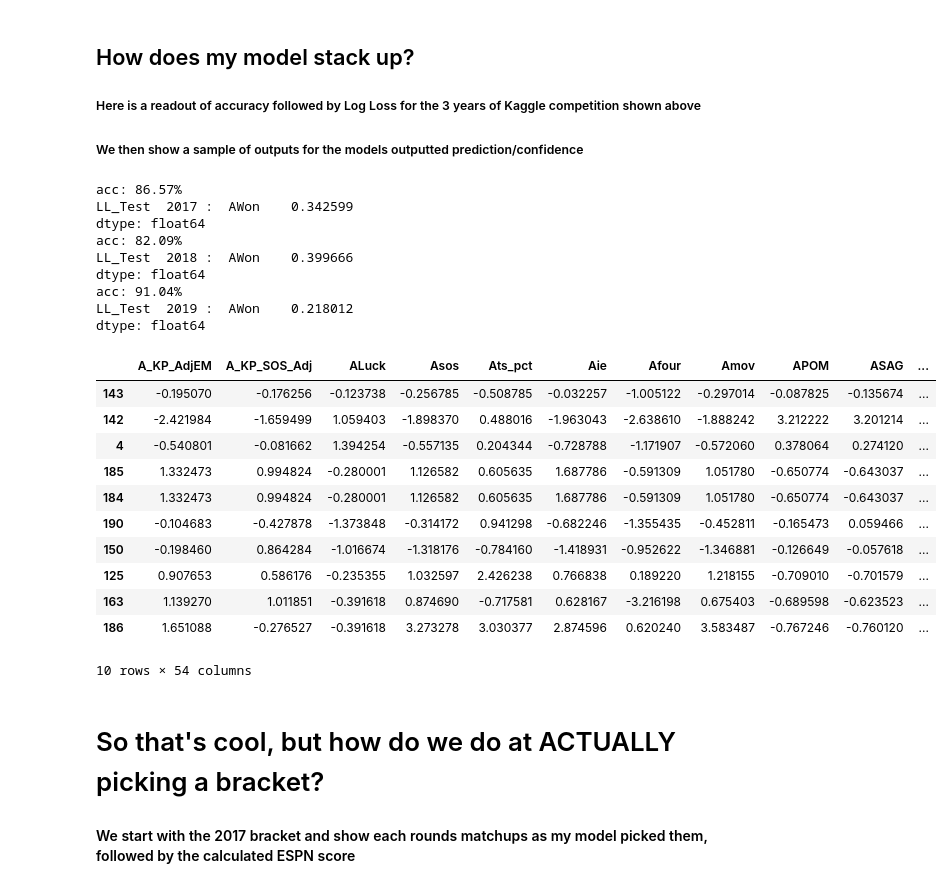
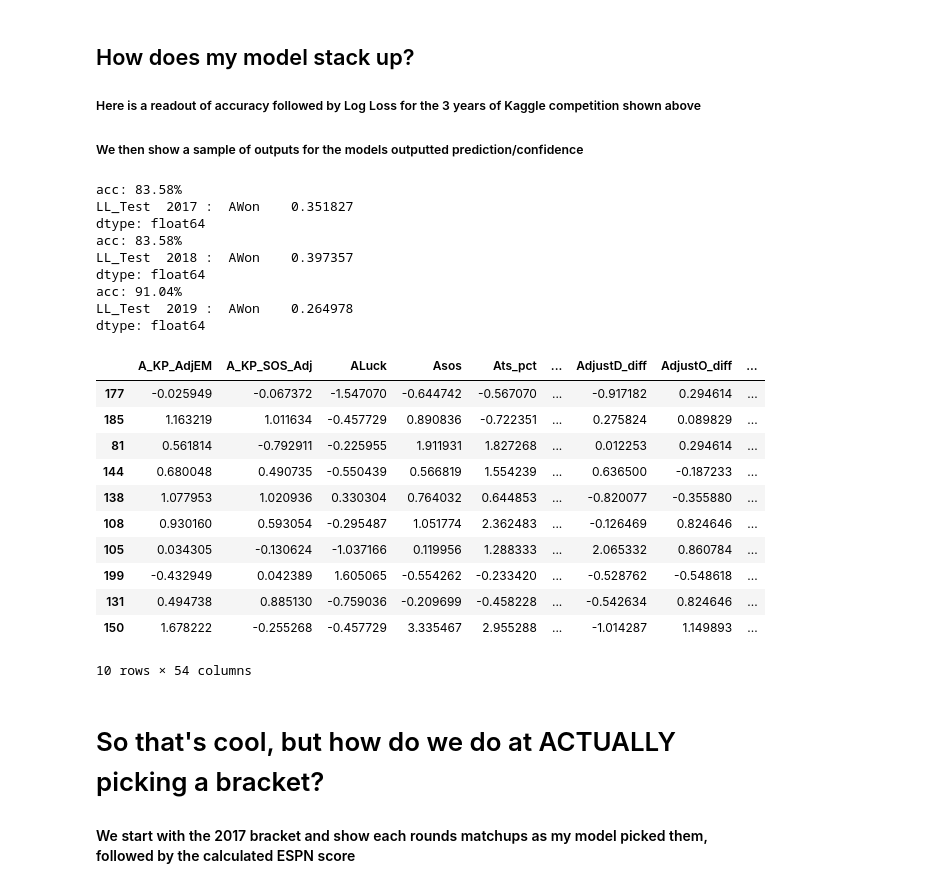
Before and after one commit to wohnjoods/MarchMadnessPredictor, a Jupyter notebook: Demo.ipynb, the cells around one changed output. Cells and saved outputs as stored; diff of their text form; code cells hidden in the pictures.

```diff
--- a/Demo.ipynb
+++ b/Demo.ipynb
@@ -30,6 +30,7 @@ import pandas as pd
 import matplotlib.pyplot as plt
 import seaborn as sns
 #pd.set_option('display.max_columns', None)
+pd.options.display.max_columns = 10
 pd.set_option('display.max_rows', None)
 %matplotlib inline
 from matplotlib import rcParams
@@ -81,3 +62,26 @@ test_output=tourneyOutputData[tourneyOutputData['Season']>2016].reset_index(drop
+# %%
+tourney_data=pd.read_csv("tourney_game_master.csv")
+tourney_data.dropna(subset=['KP_AdjEM_diff'], how='all',inplace=True)
+train_data=tourney_data[tourney_data['Season']<2017].reset_index(drop=True)
+test_data=tourney_data[tourney_data['Season']>2016].reset_index(drop=True)
+
+
+col_names = ['Season','tourn_round','point_diff','ATeamID','ATeam','ASeed','Aregion','BTeamID','BTeam','BSeed','Bregion']
+train_other_data=train_data.iloc[:,51:62]
+train_output_data=train_data.iloc[:,64:65]
+test_other_data=test_data.iloc[:,51:62]
+test_output_data=test_data.iloc[:,64:65]
+scaler = StandardScaler()
+
+scaler.fit(train_input_data.iloc[:,:51])
+train_input_data = pd.DataFrame(scaler.transform(train_data.iloc[:,:51]), index=train_data.iloc[:,:51].index, columns=train_data.iloc[:,:51].columns)
+test_input_data = pd.DataFrame(scaler.transform(test_data.iloc[:,:51]), index=test_data.iloc[:,:51].index, columns=test_data.iloc[:,:51].columns)
+
+
+test_full_data=test_input_data
+test_full_data[col_names] = test_other_data
+test_full_data['AWon']=test_output_data
+test_output_data['Season']=test_other_data['Season']
 # %% [markdown]
 ## Here we have a sample of some rows that will be used as inputs to predict the outcome of some March Madness games
 ##### Does not show all inputs, these inputs are an array of end of season stats for each team and then a comparison differential of said stats
@@ -140,7 +118,7 @@ model = model_from_json(loaded_model_json)
 # load weights into new model
 optimizer = keras.optimizers.Adagrad(lr=.01,epsilon=0,decay=0)
 model.compile(optimizer= optimizer ,loss='binary_crossentropy',metrics=['acc'])
-model.load_weights('model_3.h5')
+model.load_weights('model_demo.h5')
 
 print("Loaded model weights from disk")
 # %% [output]
@@ -193,55 +171,55 @@ pastScores
 # %%
 #LogLoss FN for accuracy weighted by confidence
 
 
 #Accuracy on Test set
 years=[2017,2018,2019]
 for year in years:
-    X_test_temp=X_test[X_test['Season']==year].reset_index(drop=True)
-    Y_test_temp=Y_test[Y_test['Season']==year].reset_index(drop=True)
-    Y_test_temp=Y_test_temp[['AWon']]
+    test_input_temp=test_input_data[test_input_data['Season']==year].reset_index(drop=True)
+    test_output_temp=test_output_data[test_output_data['Season']==year].reset_index(drop=True)
+    test_output_temp=test_output_temp[['AWon']]
 
-    scores = model.evaluate(X_test_temp.iloc[:,0:51], Y_test_temp, verbose=0)
+    scores = model.evaluate(test_input_temp.iloc[:,0:51], test_output_temp, verbose=0)
     print("%s: %.2f%%" % (model.metrics_names[1], scores[1]*100))
 
     #Test LogLoss on holdout test set
-    y_pred_keras = model.predict(X_test_temp.iloc[:,0:51]).ravel()
+    y_pred_keras = model.predict(test_input_temp.iloc[:,0:51]).ravel()
     y_pred_round=np.round(y_pred_keras,0)
     temp = np.array(y_pred_keras)[np.newaxis]
     np.set_printoptions(suppress=True)
     y_pred_tran=temp.T
-    print("LL_Test ",year,": ",LogLoss(y_pred_tran, Y_test_temp))
+    print("LL_Test ",year,": ",LogLoss(y_pred_tran, test_output_temp))
 
 
-y_pred_keras = model.predict(X_test.iloc[:,0:51]).ravel()
+y_pred_keras = model.predict(test_input_data.iloc[:,0:51]).ravel()
 y_pred_round=np.round(y_pred_keras,0)
-testPerf=X_test.iloc[:,0:51]
+testPerf=test_input_data.iloc[:,0:51]
 testPerf['y_pred_confidence']=y_pred_keras
 
 testPerf['y_pred_test']=y_pred_round
-testPerf['y_act']=Y_test.AWon
+testPerf['y_act']=test_output_data.AWon
 testPerf.sample(10)
 # %% [output]
-acc: 86.57%
-LL_Test  2017 :  AWon    0.342599
+acc: 83.58%
+LL_Test  2017 :  AWon    0.351827
 dtype: float64
-acc: 82.09%
-LL_Test  2018 :  AWon    0.399666
+acc: 83.58%
+LL_Test  2018 :  AWon    0.397357
 dtype: float64
 acc: 91.04%
-LL_Test  2019 :  AWon    0.218012
+LL_Test  2019 :  AWon    0.264978
 dtype: float64
-|  | A_KP_AdjEM | A_KP_SOS_Adj | ALuck | Asos | Ats_pct | Aie | Afour | Amov | APOM | ASAG | ... |
-| 143 | -0.195070 | -0.176256 | -0.123738 | -0.256785 | -0.508785 | -0.032257 | -1.005122 | -0.297014 | -0.087825 | -0.135674 | ... |
-| 142 | -2.421984 | -1.659499 | 1.059403 | -1.898370 | 0.488016 | -1.963043 | -2.638610 | -1.888242 | 3.212222 | 3.201214 | ... |
-| 4 | -0.540801 | -0.081662 | 1.394254 | -0.557135 | 0.204344 | -0.728788 | -1.171907 | -0.572060 | 0.378064 | 0.274120 | ... |
-| 185 | 1.332473 | 0.994824 | -0.280001 | 1.126582 | 0.605635 | 1.687786 | -0.591309 | 1.051780 | -0.650774 | -0.643037 | ... |
-| 184 | 1.332473 | 0.994824 | -0.280001 | 1.126582 | 0.605635 | 1.687786 | -0.591309 | 1.051780 | -0.650774 | -0.643037 | ... |
-| 190 | -0.104683 | -0.427878 | -1.373848 | -0.314172 | 0.941298 | -0.682246 | -1.355435 | -0.452811 | -0.165473 | 0.059466 | ... |
-| 150 | -0.198460 | 0.864284 | -1.016674 | -1.318176 | -0.784160 | -1.418931 | -0.952622 | -1.346881 | -0.126649 | -0.057618 | ... |
-| 125 | 0.907653 | 0.586176 | -0.235355 | 1.032597 | 2.426238 | 0.766838 | 0.189220 | 1.218155 | -0.709010 | -0.701579 | ... |
-| 163 | 1.139270 | 1.011851 | -0.391618 | 0.874690 | -0.717581 | 0.628167 | -3.216198 | 0.675403 | -0.689598 | -0.623523 | ... |
-| 186 | 1.651088 | -0.276527 | -0.391618 | 3.273278 | 3.030377 | 2.874596 | 0.620240 | 3.583487 | -0.767246 | -0.760120 | ... |
+|  | A_KP_AdjEM | A_KP_SOS_Adj | ALuck | Asos | Ats_pct | ... | AdjustD_diff | AdjustO_diff | ... |
+| 177 | -0.025949 | -0.067372 | -1.547070 | -0.644742 | -0.567070 | ... | -0.917182 | 0.294614 | ... |
+| 185 | 1.163219 | 1.011634 | -0.457729 | 0.890836 | -0.722351 | ... | 0.275824 | 0.089829 | ... |
+| 81 | 0.561814 | -0.792911 | -0.225955 | 1.911931 | 1.827268 | ... | 0.012253 | 0.294614 | ... |
+| 144 | 0.680048 | 0.490735 | -0.550439 | 0.566819 | 1.554239 | ... | 0.636500 | -0.187233 | ... |
+| 138 | 1.077953 | 1.020936 | 0.330304 | 0.764032 | 0.644853 | ... | -0.820077 | -0.355880 | ... |
+| 108 | 0.930160 | 0.593054 | -0.295487 | 1.051774 | 2.362483 | ... | -0.126469 | 0.824646 | ... |
+| 105 | 0.034305 | -0.130624 | -1.037166 | 0.119956 | 1.288333 | ... | 2.065332 | 0.860784 | ... |
+| 199 | -0.432949 | 0.042389 | 1.605065 | -0.554262 | -0.233420 | ... | -0.528762 | -0.548618 | ... |
+| 131 | 0.494738 | 0.885130 | -0.759036 | -0.209699 | -0.458228 | ... | -0.542634 | 0.824646 | ... |
+| 150 | 1.678222 | -0.255268 | -0.457729 | 3.335467 | 2.955288 | ... | -1.014287 | 1.149893 | ... |
 10 rows × 54 columns
 # %% [markdown]
 # So that's cool, but how do we do at ACTUALLY picking a bracket?
```
Also changed, not shown: parts of 13 cells of this notebook.
